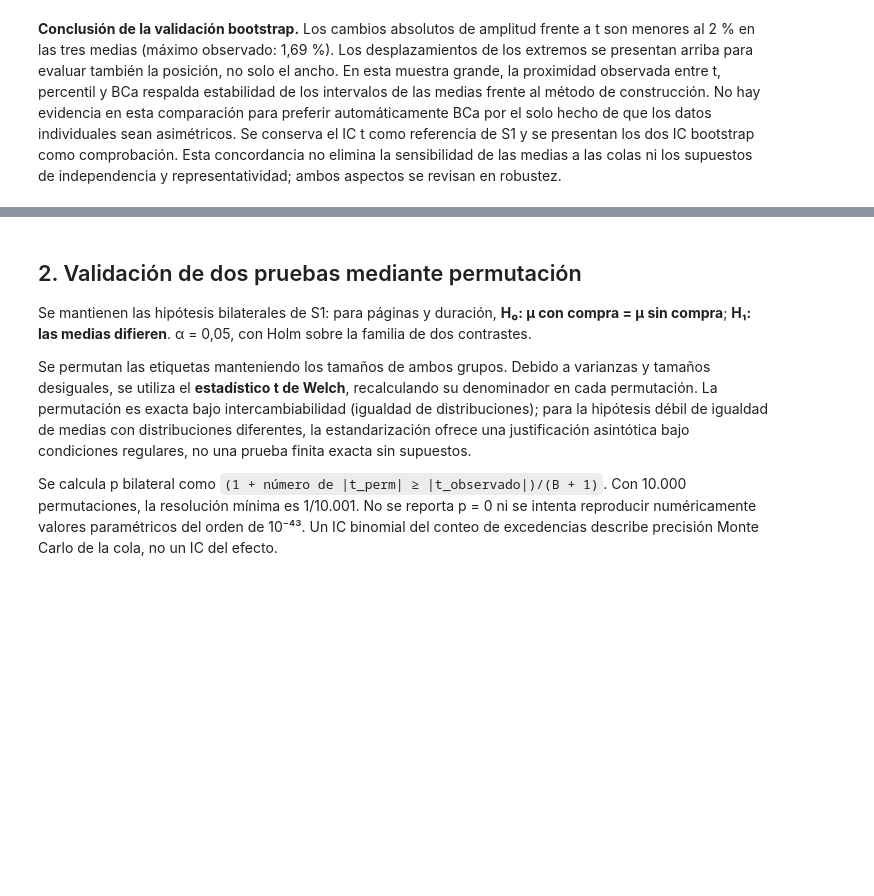
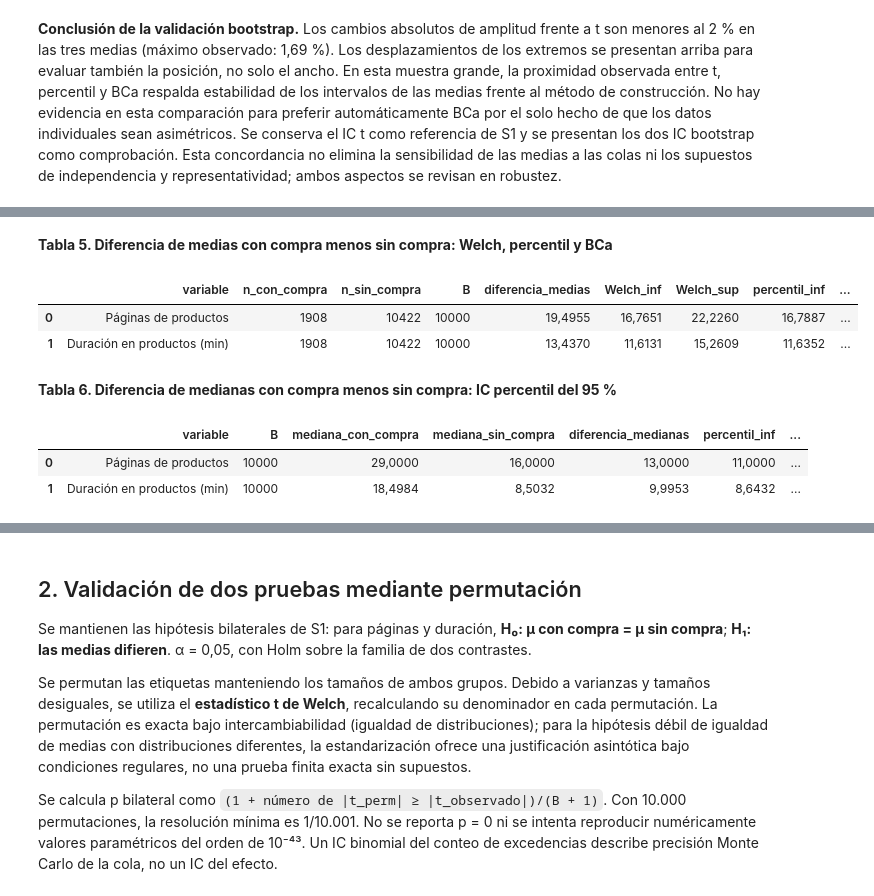
Before and after one commit to RenzoVilchez02/proyectoGrupo2, a Jupyter notebook: S2/Validacion_Simulacion.ipynb, the cells around one changed output, grey strips where cells are left out. Drawn from its saved outputs; the diff is of its cells as text; code cells hidden in the pictures; blank space fills up the shorter version.

```diff
--- a/S2/Validacion_Simulacion.ipynb
+++ b/S2/Validacion_Simulacion.ipynb
@@ -410,0 +428,59 @@ display(Markdown('**Conclusión de la validación bootstrap.** '+interpretacion_
+# %%
+def bootstrap_diferencias(x, y, B, rng, lote=LOTE):
+    medias = np.empty(B); medianas = np.empty(B)
+    for inicio in range(0, B, lote):
+        cantidad = min(lote, B-inicio)
+        bx = x[rng.integers(0, len(x), size=(cantidad, len(x)))]
+        by = y[rng.integers(0, len(y), size=(cantidad, len(y)))]
+        medias[inicio:inicio+cantidad] = bx.mean(axis=1)-by.mean(axis=1)
+        medianas[inicio:inicio+cantidad] = np.median(bx, axis=1)-np.median(by, axis=1)
+    return medias, medianas
+
+def bca_diferencia_medias(x, y, replicas):
+    theta = x.mean()-y.mean()
+    # Influencias de cada muestra, escaladas por su propio tamaño (BCa multimuesta).
+    ux = (x-x.mean())/len(x)
+    uy = -(y-y.mean())/len(y)
+    a = (np.sum(ux**3)+np.sum(uy**3))/(6*(np.sum(ux**2)+np.sum(uy**2))**1.5)
+    fraccion = (np.count_nonzero(replicas < theta)+.5*np.count_nonzero(replicas == theta))/len(replicas)
+    z0 = stats.norm.ppf(np.clip(fraccion, .5/len(replicas), 1-.5/len(replicas)))
+    z = stats.norm.ppf([ALPHA/2, 1-ALPHA/2])
+    q = stats.norm.cdf(z0+(z0+z)/(1-a*(z0+z)))
+    assert np.isfinite(q).all() and 0 < q[0] < q[1] < 1
+    return np.quantile(replicas, q), float(z0), float(a)
+
+t0 = perf_counter()
+DIF_BOOT = {}; filas_diferencias = []; filas_dif_medianas = []
+for i, c in enumerate(PRINCIPALES[:2]):
+    x = df.loc[df.Revenue, c].to_numpy(dtype=float)
+    y = df.loc[~df.Revenue, c].to_numpy(dtype=float)
+    rm, rmed = bootstrap_diferencias(x, y, B_BOOT, rng_bloque(110+i))
+    pct = np.quantile(rm, [.025, .975]); bca, z0, a = bca_diferencia_medias(x, y, rm)
+    pct_med = np.quantile(rmed, [.025, .975]); f = FACTORES[c]; r = base_tests.loc[c]
+    assert np.isclose(x.mean()-y.mean(), r['diferencia_con_menos_sin'])
+    DIF_BOOT[c] = {'medias':rm, 'medianas':rmed, 'percentil':pct, 'BCa':bca, 'percentil_mediana':pct_med}
+    filas_diferencias.append({'variable':NOMBRES[c], 'n_con_compra':len(x), 'n_sin_compra':len(y),
+        'B':B_BOOT, 'diferencia_medias':(x.mean()-y.mean())*f,
+        'Welch_inf':r['IC95_diferencia_inferior']*f, 'Welch_sup':r['IC95_diferencia_superior']*f,
+        'percentil_inf':pct[0]*f, 'percentil_sup':pct[1]*f, 'BCa_inf':bca[0]*f, 'BCa_sup':bca[1]*f,
+        'SE_bootstrap':rm.std(ddof=1)*f, 'z0':z0, 'aceleracion':a})
+    filas_dif_medianas.append({'variable':NOMBRES[c], 'B':B_BOOT,
+        'mediana_con_compra':np.median(x)*f, 'mediana_sin_compra':np.median(y)*f,
+        'diferencia_medianas':(np.median(x)-np.median(y))*f,
+        'percentil_inf':pct_med[0]*f, 'percentil_sup':pct_med[1]*f,
+        'SE_bootstrap':rmed.std(ddof=1)*f})
+tabla_diferencias_boot = pd.DataFrame(filas_diferencias)
+tabla_dif_medianas_boot = pd.DataFrame(filas_dif_medianas)
+tabla(tabla_diferencias_boot.drop(columns=['z0','aceleracion']),
+      'Diferencia de medias con compra menos sin compra: Welch, percentil y BCa')
+tabla(tabla_dif_medianas_boot, 'Diferencia de medianas con compra menos sin compra: IC percentil del 95 %')
+TIEMPOS['bootstrap_diferencias'] = perf_counter()-t0
+# %% [output]
+**Tabla 5. Diferencia de medias con compra menos sin compra: Welch, percentil y BCa**
+|  | variable | n_con_compra | n_sin_compra | B | diferencia_medias | Welch_inf | Welch_sup | percentil_inf | ... |
+| 0 | Páginas de productos | 1908 | 10422 | 10000 | 19,4955 | 16,7651 | 22,2260 | 16,7887 | ... |
+| 1 | Duración en productos (min) | 1908 | 10422 | 10000 | 13,4370 | 11,6131 | 15,2609 | 11,6352 | ... |
+**Tabla 6. Diferencia de medianas con compra menos sin compra: IC percentil del 95 %**
+|  | variable | B | mediana_con_compra | mediana_sin_compra | diferencia_medianas | percentil_inf | ... |
+| 0 | Páginas de productos | 10000 | 29,0000 | 16,0000 | 13,0000 | 11,0000 | ... |
+| 1 | Duración en productos (min) | 10000 | 18,4984 | 8,5032 | 9,9953 | 8,6432 | ... |
```
Also changed, not shown: parts of 20 cells of this notebook, 2 other files.
